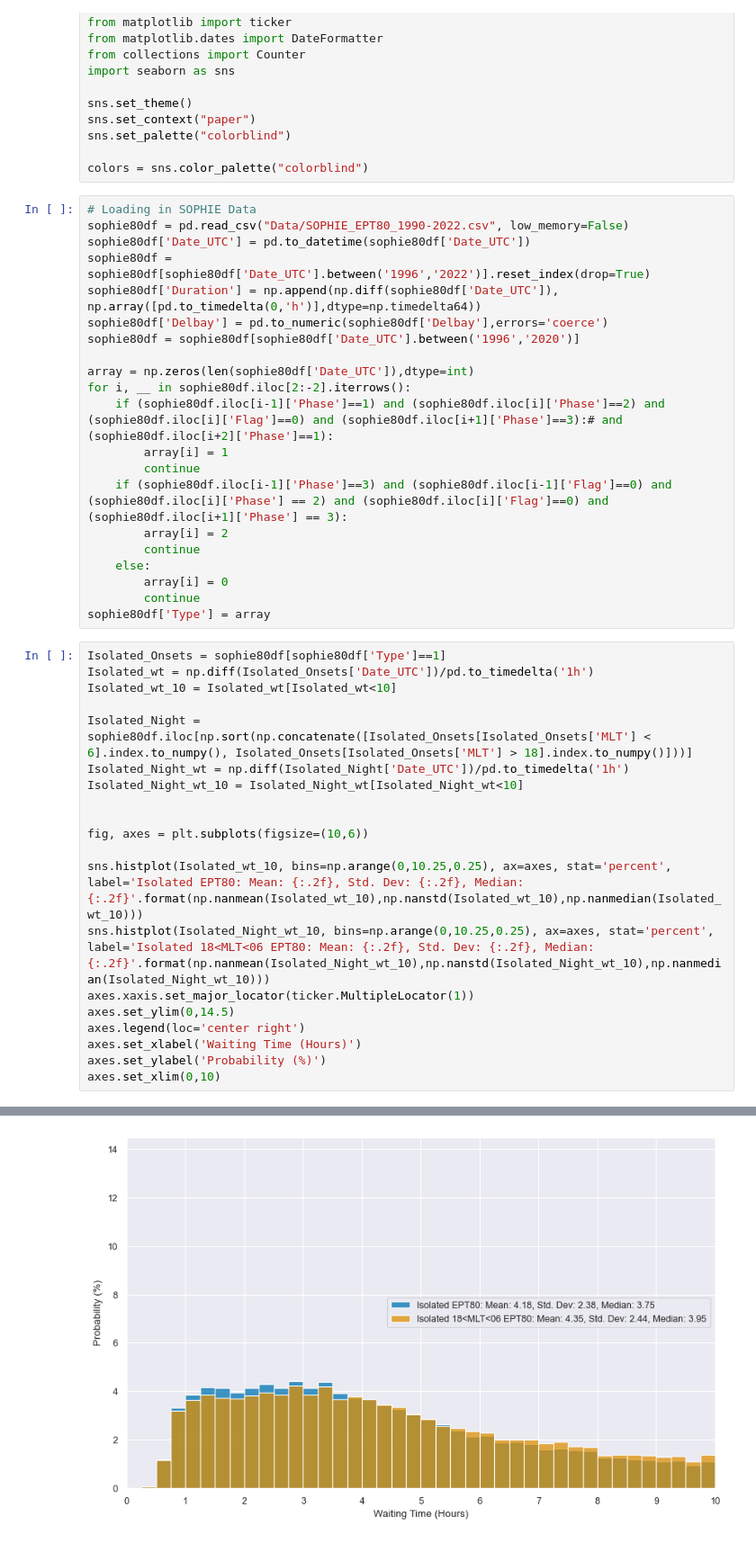
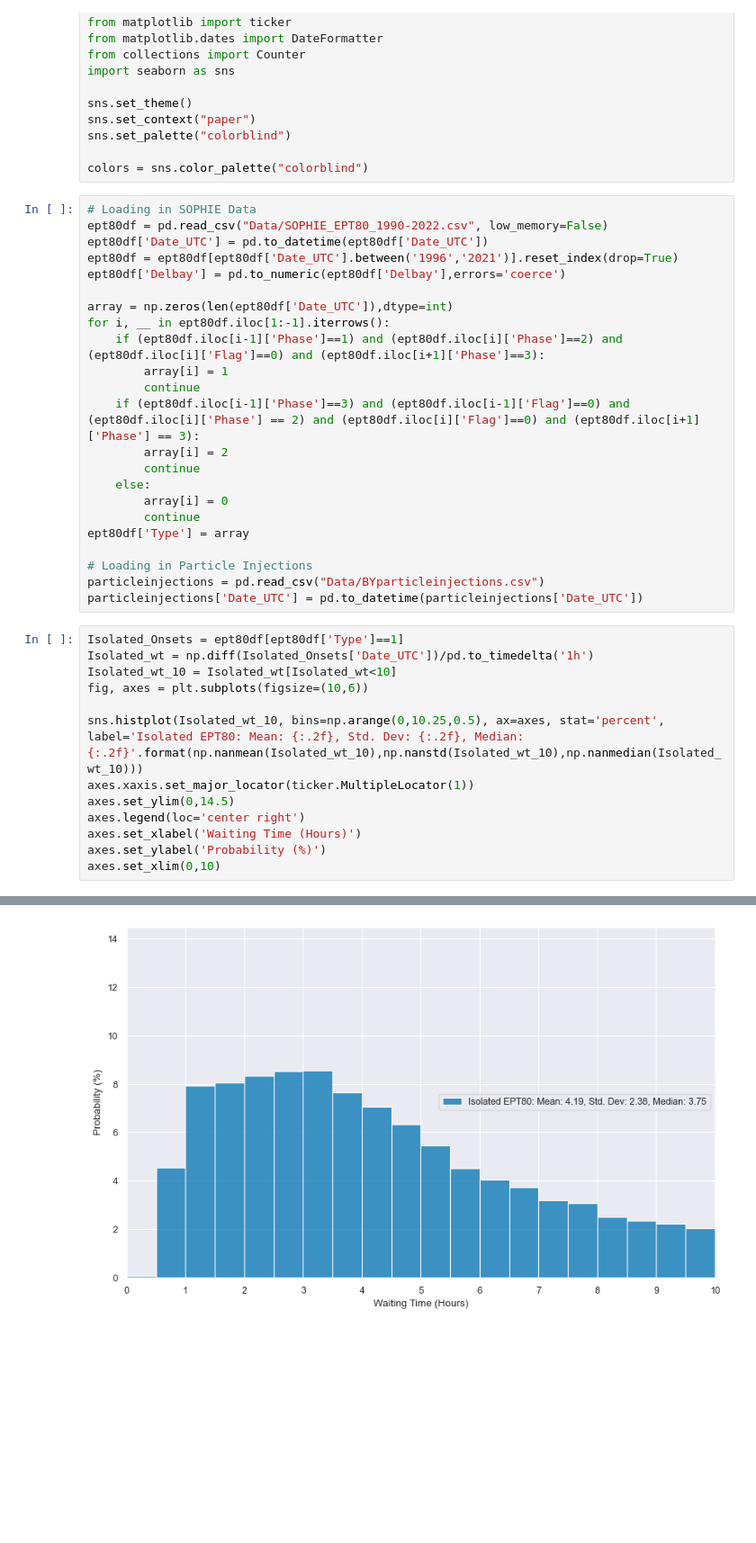
Before and after one commit to christianlao12/DP1_DP2_Project, a Jupyter notebook: sophie-recreation.ipynb, the cells around one changed output, grey strips where cells are left out. Shown at 90% size. Saved outputs shown, nothing was run; the diff lists cells and outputs as text; blank space fills up the shorter version.

```diff
--- a/sophie-recreation.ipynb
+++ b/sophie-recreation.ipynb
@@ -14,46 +14,41 @@ sns.set_palette("colorblind")
 colors = sns.color_palette("colorblind")
 # %%
 # Loading in SOPHIE Data
-sophie80df = pd.read_csv("Data/SOPHIE_EPT80_1990-2022.csv", low_memory=False)
-sophie80df['Date_UTC'] = pd.to_datetime(sophie80df['Date_UTC'])
-sophie80df = sophie80df[sophie80df['Date_UTC'].between('1996','2022')].reset_index(drop=True)
-sophie80df['Duration'] = np.append(np.diff(sophie80df['Date_UTC']), np.array([pd.to_timedelta(0,'h')],dtype=np.timedelta64))
-sophie80df['Delbay'] = pd.to_numeric(sophie80df['Delbay'],errors='coerce')
-sophie80df = sophie80df[sophie80df['Date_UTC'].between('1996','2020')]
+ept80df = pd.read_csv("Data/SOPHIE_EPT80_1990-2022.csv", low_memory=False)
+ept80df['Date_UTC'] = pd.to_datetime(ept80df['Date_UTC'])
+ept80df = ept80df[ept80df['Date_UTC'].between('1996','2021')].reset_index(drop=True)
+ept80df['Delbay'] = pd.to_numeric(ept80df['Delbay'],errors='coerce')
 
-array = np.zeros(len(sophie80df['Date_UTC']),dtype=int)
-for i, __ in sophie80df.iloc[2:-2].iterrows():
-    if (sophie80df.iloc[i-1]['Phase']==1) and (sophie80df.iloc[i]['Phase']==2) and (sophie80df.iloc[i]['Flag']==0) and (sophie80df.iloc[i+1]['Phase']==3):# and (sophie80df.iloc[i+2]['Phase']==1):
+array = np.zeros(len(ept80df['Date_UTC']),dtype=int)
+for i, __ in ept80df.iloc[1:-1].iterrows():
+    if (ept80df.iloc[i-1]['Phase']==1) and (ept80df.iloc[i]['Phase']==2) and (ept80df.iloc[i]['Flag']==0) and (ept80df.iloc[i+1]['Phase']==3):
         array[i] = 1
         continue
-    if (sophie80df.iloc[i-1]['Phase']==3) and (sophie80df.iloc[i-1]['Flag']==0) and (sophie80df.iloc[i]['Phase'] == 2) and (sophie80df.iloc[i]['Flag']==0) and (sophie80df.iloc[i+1]['Phase'] == 3):
+    if (ept80df.iloc[i-1]['Phase']==3) and (ept80df.iloc[i-1]['Flag']==0) and (ept80df.iloc[i]['Phase'] == 2) and (ept80df.iloc[i]['Flag']==0) and (ept80df.iloc[i+1]['Phase'] == 3):
         array[i] = 2
         continue
     else:
         array[i] = 0
         continue
-sophie80df['Type'] = array
+ept80df['Type'] = array
+
+# Loading in Particle Injections
+particleinjections = pd.read_csv("Data/BYparticleinjections.csv")
+particleinjections['Date_UTC'] = pd.to_datetime(particleinjections['Date_UTC'])
 # %%
-Isolated_Onsets = sophie80df[sophie80df['Type']==1]
+Isolated_Onsets = ept80df[ept80df['Type']==1]
 Isolated_wt = np.diff(Isolated_Onsets['Date_UTC'])/pd.to_timedelta('1h')
 Isolated_wt_10 = Isolated_wt[Isolated_wt<10]
-
-Isolated_Night = sophie80df.iloc[np.sort(np.concatenate([Isolated_Onsets[Isolated_Onsets['MLT'] < 6].index.to_numpy(), Isolated_Onsets[Isolated_Onsets['MLT'] > 18].index.to_numpy()]))]
-Isolated_Night_wt = np.diff(Isolated_Night['Date_UTC'])/pd.to_timedelta('1h')
-Isolated_Night_wt_10 = Isolated_Night_wt[Isolated_Night_wt<10]
-
-
 fig, axes = plt.subplots(figsize=(10,6))
 
-sns.histplot(Isolated_wt_10, bins=np.arange(0,10.25,0.25), ax=axes, stat='percent', label='Isolated EPT80: Mean: {:.2f}, Std. Dev: {:.2f}, Median: {:.2f}'.format(np.nanmean(Isolated_wt_10),np.nanstd(Isolated_wt_10),np.nanmedian(Isolated_wt_10)))
-sns.histplot(Isolated_Night_wt_10, bins=np.arange(0,10.25,0.25), ax=axes, stat='percent', label='Isolated 18<MLT<06 EPT80: Mean: {:.2f}, Std. Dev: {:.2f}, Median: {:.2f}'.format(np.nanmean(Isolated_Night_wt_10),np.nanstd(Isolated_Night_wt_10),np.nanmedian(Isolated_Night_wt_10)))
+sns.histplot(Isolated_wt_10, bins=np.arange(0,10.25,0.5), ax=axes, stat='percent', label='Isolated EPT80: Mean: {:.2f}, Std. Dev: {:.2f}, Median: {:.2f}'.format(np.nanmean(Isolated_wt_10),np.nanstd(Isolated_wt_10),np.nanmedian(Isolated_wt_10)))
 axes.xaxis.set_major_locator(ticker.MultipleLocator(1))
 axes.set_ylim(0,14.5)
 axes.legend(loc='center right')
 axes.set_xlabel('Waiting Time (Hours)')
 axes.set_ylabel('Probability (%)')
 axes.set_xlim(0,10)
 # %% [output]
 (0.0, 10.0)
-[figure, old version]
+[figure, new version]
 # %%
```
Also changed, not shown: parts of 1 cell of this notebook, 2 other files.
